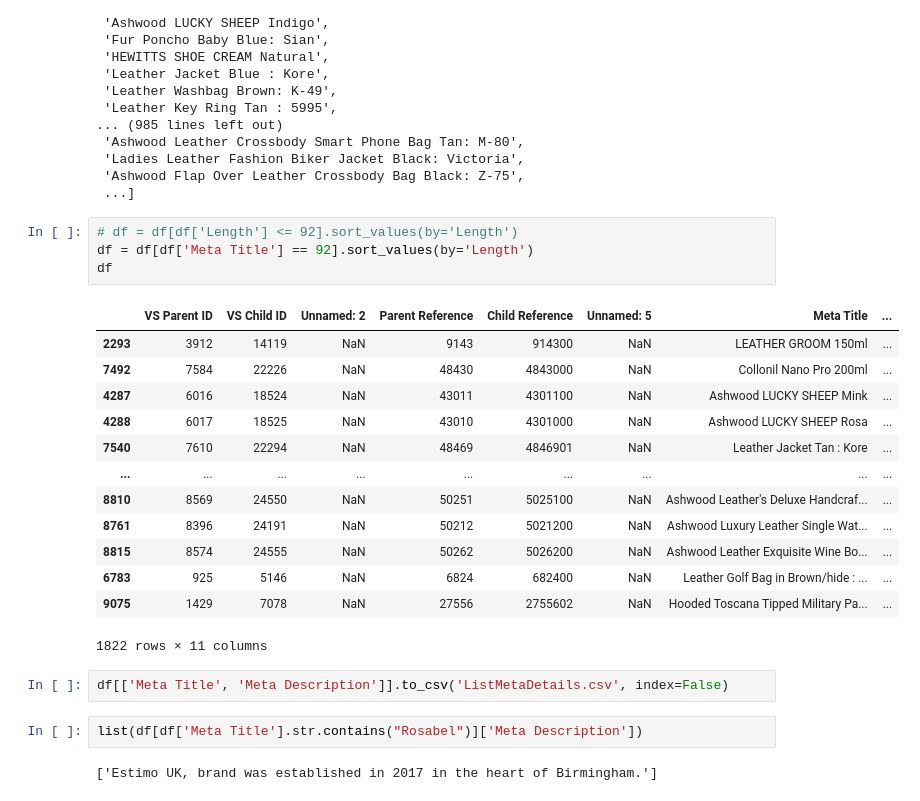
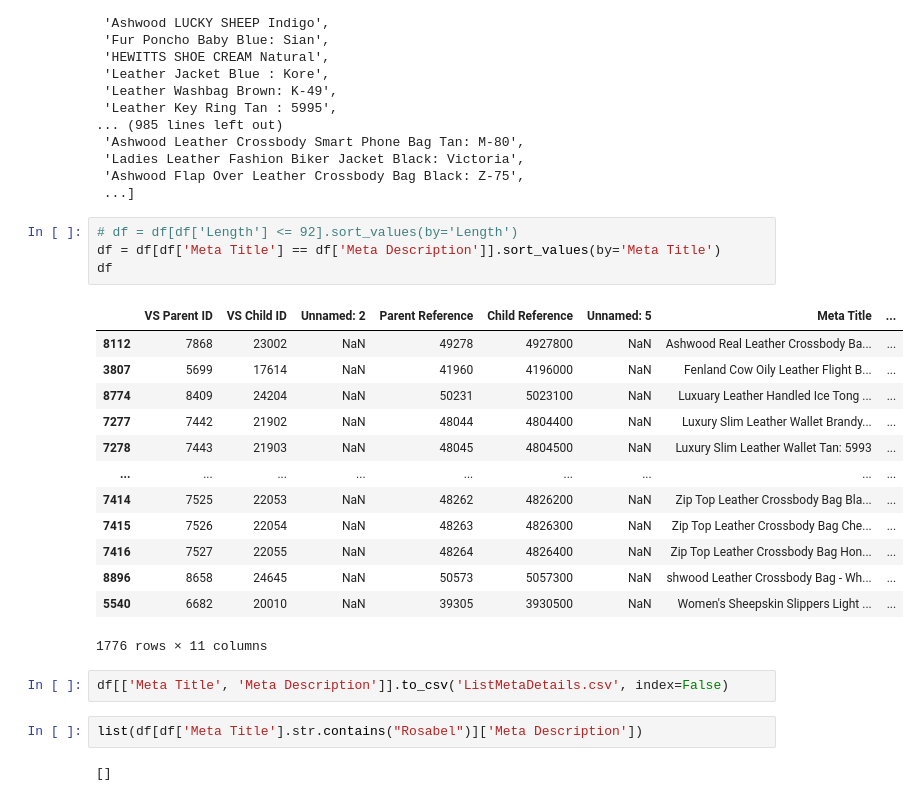
Before and after one commit to JatinArutla/sales-analysis-leather-company, a Jupyter notebook: product_info_export.ipynb, the cells around one changed output. Drawn from its saved outputs; the diff is of its cells as text.

```diff
--- a/product_info_export.ipynb
+++ b/product_info_export.ipynb
@@ -52,25 +52,25 @@ list(df[df['Length'] <= 92].sort_values(by='Length')['Meta Description'])
  ...]
 # %%
 # df = df[df['Length'] <= 92].sort_values(by='Length')
-df = df[df['Meta Title'] == 92].sort_values(by='Length')
+df = df[df['Meta Title'] == df['Meta Description']].sort_values(by='Meta Title')
 df
 # %% [output]
 |  | VS Parent ID | VS Child ID | Unnamed: 2 | Parent Reference | Child Reference | Unnamed: 5 | Meta Title | ... |
-| 2293 | 3912 | 14119 | NaN | 9143 | 914300 | NaN | LEATHER GROOM 150ml | ... |
-| 7492 | 7584 | 22226 | NaN | 48430 | 4843000 | NaN | Collonil Nano Pro 200ml | ... |
-| 4287 | 6016 | 18524 | NaN | 43011 | 4301100 | NaN | Ashwood LUCKY SHEEP Mink | ... |
-| 4288 | 6017 | 18525 | NaN | 43010 | 4301000 | NaN | Ashwood LUCKY SHEEP Rosa | ... |
-| 7540 | 7610 | 22294 | NaN | 48469 | 4846901 | NaN | Leather Jacket Tan : Kore | ... |
+| 8112 | 7868 | 23002 | NaN | 49278 | 4927800 | NaN | Ashwood Real Leather Crossbody Ba... | ... |
+| 3807 | 5699 | 17614 | NaN | 41960 | 4196000 | NaN | Fenland Cow Oily Leather Flight B... | ... |
+| 8774 | 8409 | 24204 | NaN | 50231 | 5023100 | NaN | Luxuary Leather Handled Ice Tong ... | ... |
+| 7277 | 7442 | 21902 | NaN | 48044 | 4804400 | NaN | Luxury Slim Leather Wallet Brandy... | ... |
+| 7278 | 7443 | 21903 | NaN | 48045 | 4804500 | NaN | Luxury Slim Leather Wallet Tan: 5993 | ... |
 | ... | ... | ... | ... | ... | ... | ... | ... | ... |
-| 8810 | 8569 | 24550 | NaN | 50251 | 5025100 | NaN | Ashwood Leather's Deluxe Handcraf... | ... |
-| 8761 | 8396 | 24191 | NaN | 50212 | 5021200 | NaN | Ashwood Luxury Leather Single Wat... | ... |
-| 8815 | 8574 | 24555 | NaN | 50262 | 5026200 | NaN | Ashwood Leather Exquisite Wine Bo... | ... |
-| 6783 | 925 | 5146 | NaN | 6824 | 682400 | NaN | Leather Golf Bag in Brown/hide : ... | ... |
-| 9075 | 1429 | 7078 | NaN | 27556 | 2755602 | NaN | Hooded Toscana Tipped Military Pa... | ... |
+| 7414 | 7525 | 22053 | NaN | 48262 | 4826200 | NaN | Zip Top Leather Crossbody Bag Bla... | ... |
+| 7415 | 7526 | 22054 | NaN | 48263 | 4826300 | NaN | Zip Top Leather Crossbody Bag Che... | ... |
+| 7416 | 7527 | 22055 | NaN | 48264 | 4826400 | NaN | Zip Top Leather Crossbody Bag Hon... | ... |
+| 8896 | 8658 | 24645 | NaN | 50573 | 5057300 | NaN | shwood Leather Crossbody Bag - Wh... | ... |
+| 5540 | 6682 | 20010 | NaN | 39305 | 3930500 | NaN | Women's Sheepskin Slippers Light ... | ... |
-1822 rows × 11 columns
+1776 rows × 11 columns
 # %%
 df[['Meta Title', 'Meta Description']].to_csv('ListMetaDetails.csv', index=False)
 # %%
 list(df[df['Meta Title'].str.contains("Rosabel")]['Meta Description'])
 # %% [output]
-['Estimo UK, brand was established in 2017 in the heart of Birmingham.']
+[]
```
Also changed, not shown: 15 other files.
